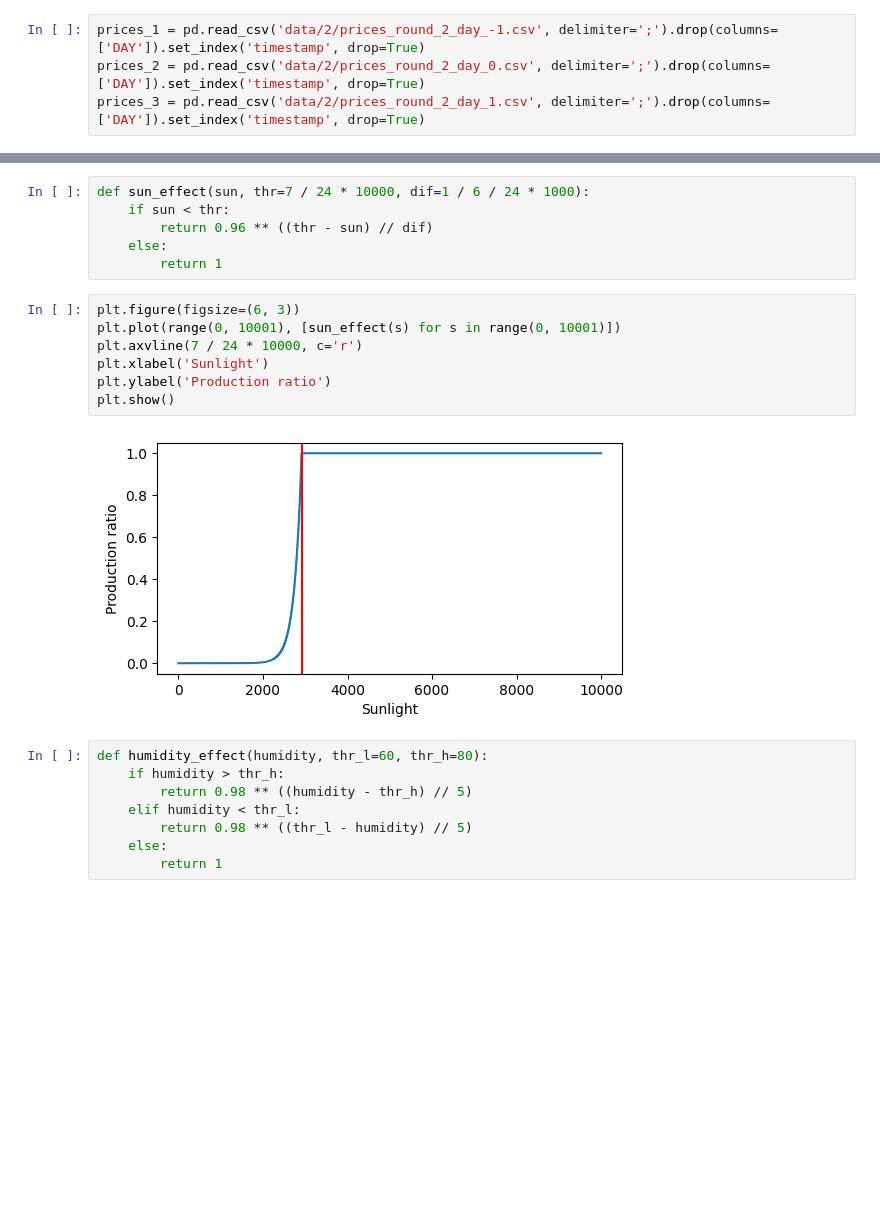
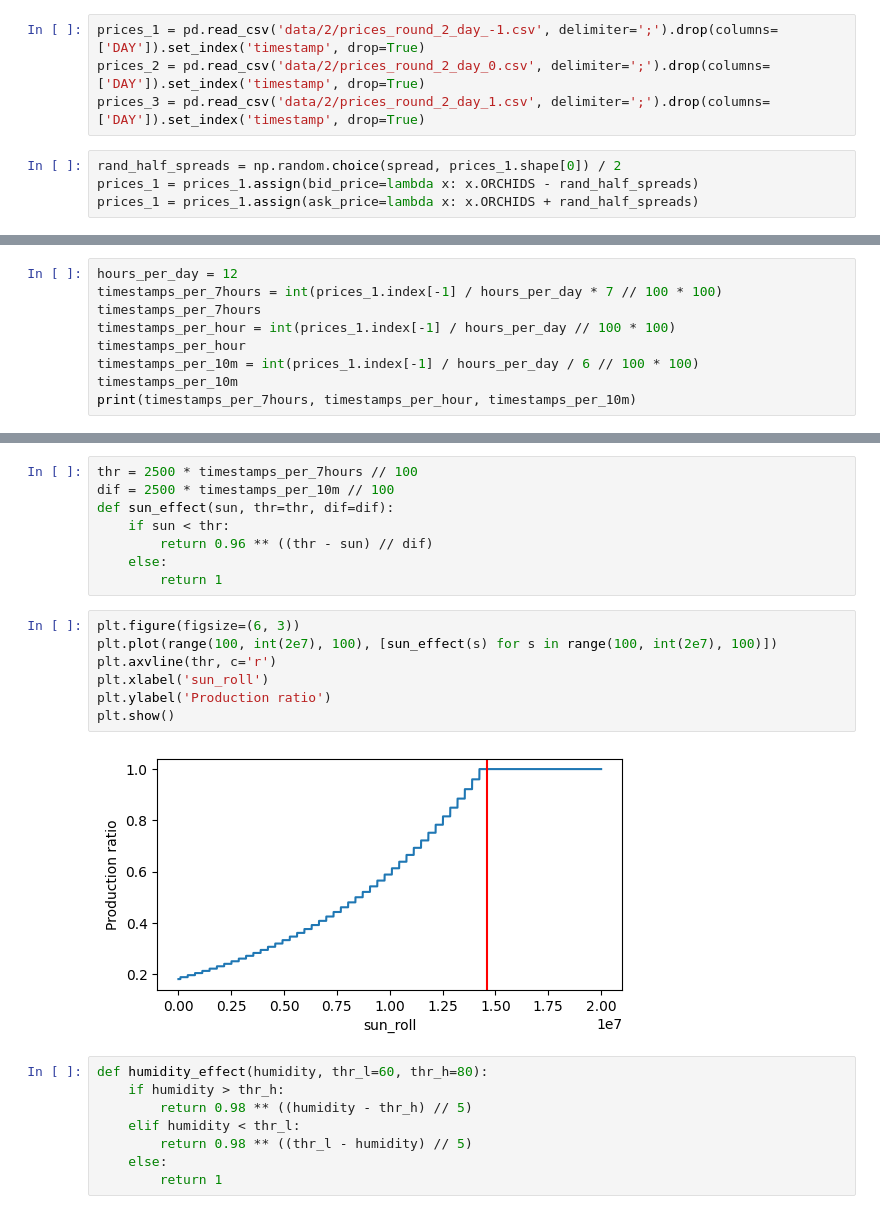
Before and after one commit to aemilani/imc-prosperity-2, a Jupyter notebook: round_2_algo.ipynb, the cells around one changed output, grey strips where cells are left out. Cells and saved outputs as stored; diff of their text form; blank space fills up the shorter version.

```diff
--- a/round_2_algo.ipynb
+++ b/round_2_algo.ipynb
@@ -78,3 +78,7 @@ plt.show()
 prices_1 = pd.read_csv('data/2/prices_round_2_day_-1.csv', delimiter=';').drop(columns=['DAY']).set_index('timestamp', drop=True)
 prices_2 = pd.read_csv('data/2/prices_round_2_day_0.csv', delimiter=';').drop(columns=['DAY']).set_index('timestamp', drop=True)
 prices_3 = pd.read_csv('data/2/prices_round_2_day_1.csv', delimiter=';').drop(columns=['DAY']).set_index('timestamp', drop=True)
+# %%
+rand_half_spreads = np.random.choice(spread, prices_1.shape[0]) / 2
+prices_1 = prices_1.assign(bid_price=lambda x: x.ORCHIDS - rand_half_spreads)
+prices_1 = prices_1.assign(ask_price=lambda x: x.ORCHIDS + rand_half_spreads)
@@ -97,0 +264,9 @@ plt.show()
+# %%
+hours_per_day = 12
+timestamps_per_7hours = int(prices_1.index[-1] / hours_per_day * 7 // 100 * 100)
+timestamps_per_7hours
+timestamps_per_hour = int(prices_1.index[-1] / hours_per_day // 100 * 100)
+timestamps_per_hour
+timestamps_per_10m = int(prices_1.index[-1] / hours_per_day / 6 // 100 * 100)
+timestamps_per_10m
+print(timestamps_per_7hours, timestamps_per_hour, timestamps_per_10m)
@@ -98,18 +294,20 @@ plt.show()
 # %%
-def sun_effect(sun, thr=7 / 24 * 10000, dif=1 / 6 / 24 * 1000):
+thr = 2500 * timestamps_per_7hours // 100
+dif = 2500 * timestamps_per_10m // 100
+def sun_effect(sun, thr=thr, dif=dif):
     if sun < thr:
         return 0.96 ** ((thr - sun) // dif)
     else:
         return 1
 # %%
 plt.figure(figsize=(6, 3))
-plt.plot(range(0, 10001), [sun_effect(s) for s in range(0, 10001)])
-plt.axvline(7 / 24 * 10000, c='r')
-plt.xlabel('Sunlight')
+plt.plot(range(100, int(2e7), 100), [sun_effect(s) for s in range(100, int(2e7), 100)])
+plt.axvline(thr, c='r')
+plt.xlabel('sun_roll')
 plt.ylabel('Production ratio')
 plt.show()
 # %% [output]
-[figure, old version]
+[figure, new version]
 # %%
 def humidity_effect(humidity, thr_l=60, thr_h=80):
     if humidity > thr_h:
```
Also changed, not shown: parts of 148 cells of this notebook, 8 other files.
